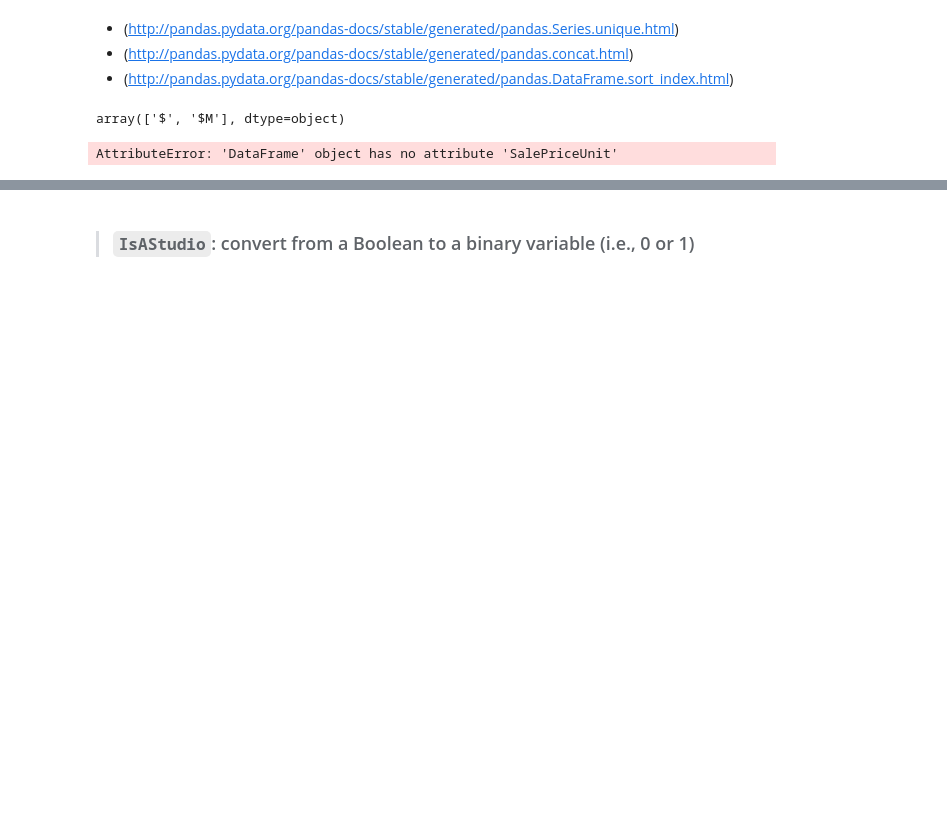
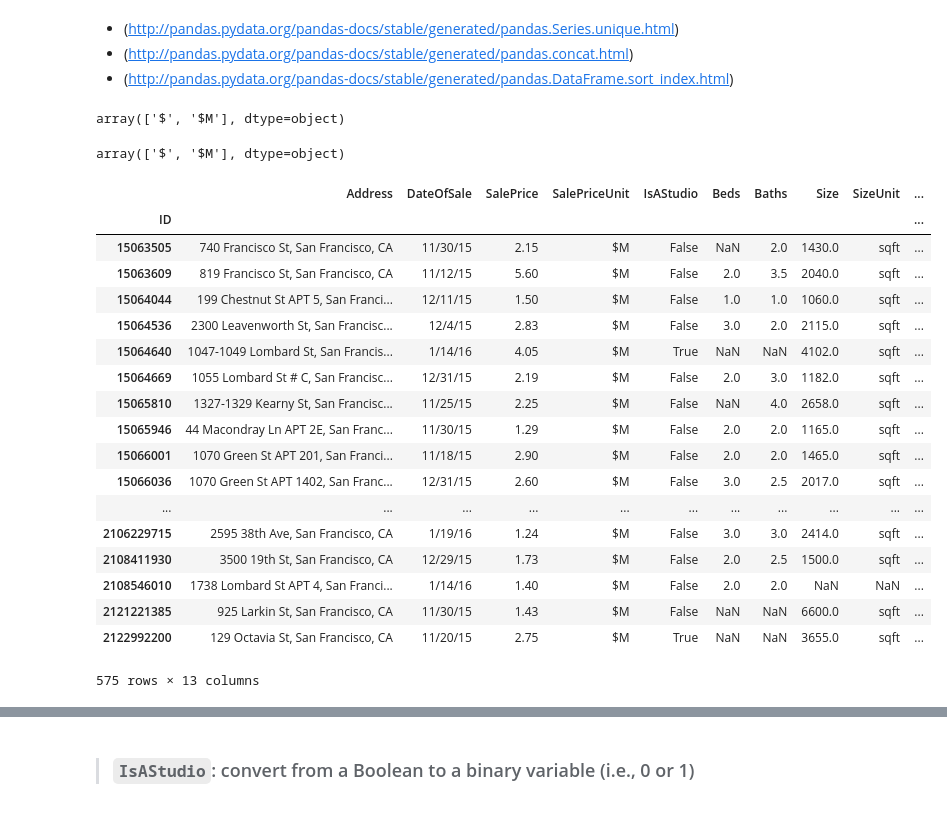
Before and after one commit to fionatalin/DS-SF-42, a Jupyter notebook: classes/02/notebooks/codealong-02-the-pandas-library-starter-code.ipynb, the cells around one changed output, grey strips where cells are left out. Cells and saved outputs as stored; diff of their text form; code cells hidden in the pictures; blank space fills up the shorter version.

```diff
--- a/classes/02/notebooks/codealong-02-the-pandas-library-starter-code.ipynb
+++ b/classes/02/notebooks/codealong-02-the-pandas-library-starter-code.ipynb
@@ -612,20 +774,43 @@ df
 - (http://pandas.pydata.org/pandas-docs/stable/generated/pandas.Series.unique.html)
 - (http://pandas.pydata.org/pandas-docs/stable/generated/pandas.concat.html)
 - (http://pandas.pydata.org/pandas-docs/stable/generated/pandas.DataFrame.sort_index.html)
+# %%
+df["SalePriceUnit"].unique()
+# %% [output]
+array(['$', '$M'], dtype=object)
 # %%
 df.SalePriceUnit.unique()
 # %% [output]
 array(['$', '$M'], dtype=object)
-# %%
-df_1 = df[df.SalePriceUnit == '$']
-df_1 = df_1.drop('SalePriceUnit', axis = 1)
-
-# Scaling sale price to $M
-df_1.SalePrice /= 10 ** 6
-
-df_6 = df[df.SalePriceUnit == '$M']
-df_6 = df_6.drop('SalePriceUnit', axis = 1)
-# %% [output]
-AttributeError: 'DataFrame' object has no attribute 'SalePriceUnit'
+# %%
+sales_dollar = df['SalePriceUnit'] == '$'
+df['new_column'] = df['SalePrice'] / 1000000
+df_1 = df.loc[sales_dollar]
+df_1
+
+sales_mm = df.SalePriceUnit == '$M'
+df['new_column'] = df['SalePrice']
+df_2 = df.loc[sales_mm]
+df_2
+# %% [output]
+|  | Address | DateOfSale | SalePrice | SalePriceUnit | IsAStudio | Beds | Baths | Size | SizeUnit | ... |
+| ID |  |  |  |  |  |  |  |  |  | ... |
+| 15063505 | 740 Francisco St, San Francisco, CA | 11/30/15 | 2.15 | $M | False | NaN | 2.0 | 1430.0 | sqft | ... |
+| 15063609 | 819 Francisco St, San Francisco, CA | 11/12/15 | 5.60 | $M | False | 2.0 | 3.5 | 2040.0 | sqft | ... |
+| 15064044 | 199 Chestnut St APT 5, San Franci... | 12/11/15 | 1.50 | $M | False | 1.0 | 1.0 | 1060.0 | sqft | ... |
+| 15064536 | 2300 Leavenworth St, San Francisc... | 12/4/15 | 2.83 | $M | False | 3.0 | 2.0 | 2115.0 | sqft | ... |
+| 15064640 | 1047-1049 Lombard St, San Francis... | 1/14/16 | 4.05 | $M | True | NaN | NaN | 4102.0 | sqft | ... |
+| 15064669 | 1055 Lombard St # C, San Francisc... | 12/31/15 | 2.19 | $M | False | 2.0 | 3.0 | 1182.0 | sqft | ... |
+| 15065810 | 1327-1329 Kearny St, San Francisc... | 11/25/15 | 2.25 | $M | False | NaN | 4.0 | 2658.0 | sqft | ... |
+| 15065946 | 44 Macondray Ln APT 2E, San Franc... | 11/30/15 | 1.29 | $M | False | 2.0 | 2.0 | 1165.0 | sqft | ... |
+| 15066001 | 1070 Green St APT 201, San Franci... | 11/18/15 | 2.90 | $M | False | 2.0 | 2.0 | 1465.0 | sqft | ... |
+| 15066036 | 1070 Green St APT 1402, San Franc... | 12/31/15 | 2.60 | $M | False | 3.0 | 2.5 | 2017.0 | sqft | ... |
+| ... | ... | ... | ... | ... | ... | ... | ... | ... | ... | ... |
+| 2106229715 | 2595 38th Ave, San Francisco, CA | 1/19/16 | 1.24 | $M | False | 3.0 | 3.0 | 2414.0 | sqft | ... |
+| 2108411930 | 3500 19th St, San Francisco, CA | 12/29/15 | 1.73 | $M | False | 2.0 | 2.5 | 1500.0 | sqft | ... |
+| 2108546010 | 1738 Lombard St APT 4, San Franci... | 1/14/16 | 1.40 | $M | False | 2.0 | 2.0 | NaN | NaN | ... |
+| 2121221385 | 925 Larkin St, San Francisco, CA | 11/30/15 | 1.43 | $M | False | NaN | NaN | 6600.0 | sqft | ... |
+| 2122992200 | 129 Octavia St, San Francisco, CA | 11/20/15 | 2.75 | $M | True | NaN | NaN | 3655.0 | sqft | ... |
+575 rows × 13 columns
 # %%
 # Concatenate of two DataFrames by rows
```
Also changed, not shown: parts of 47 cells of this notebook, 4 other files.
